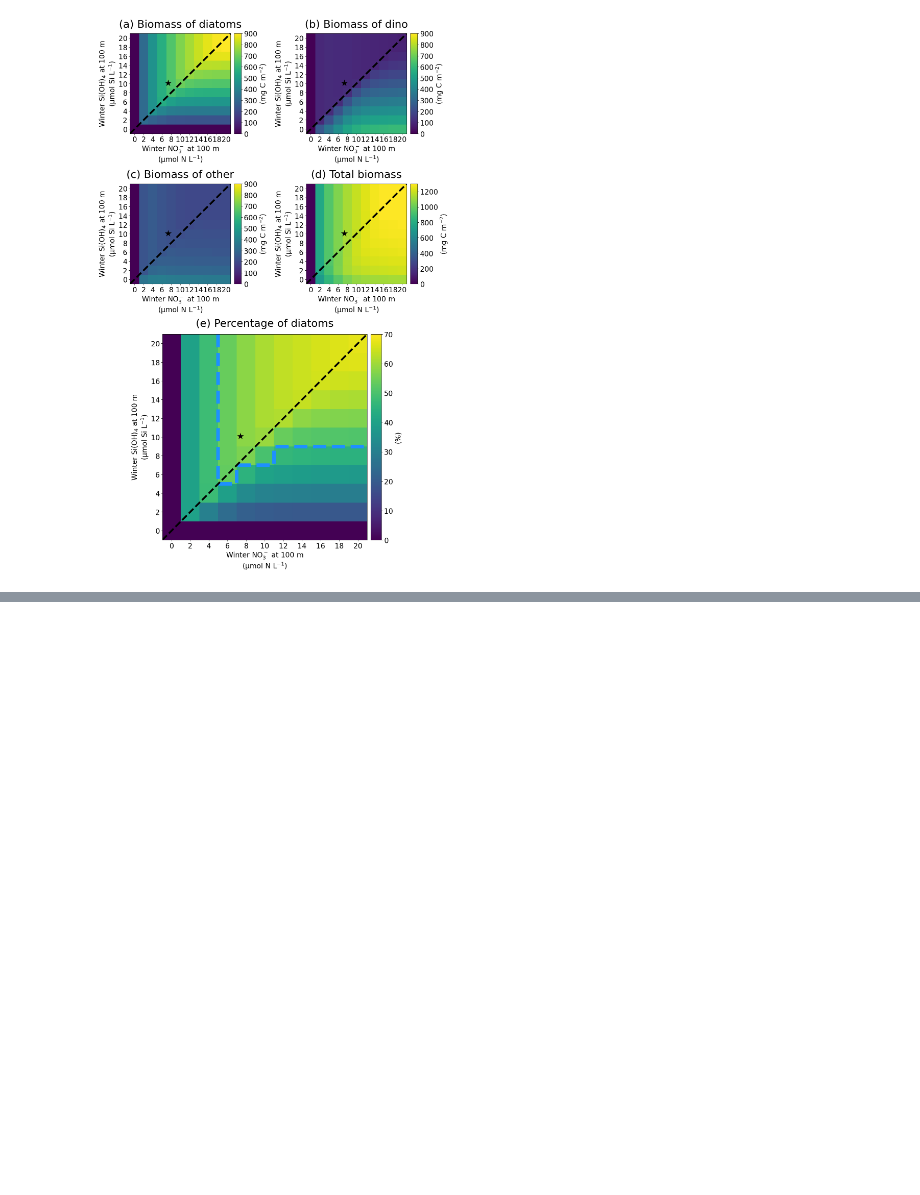
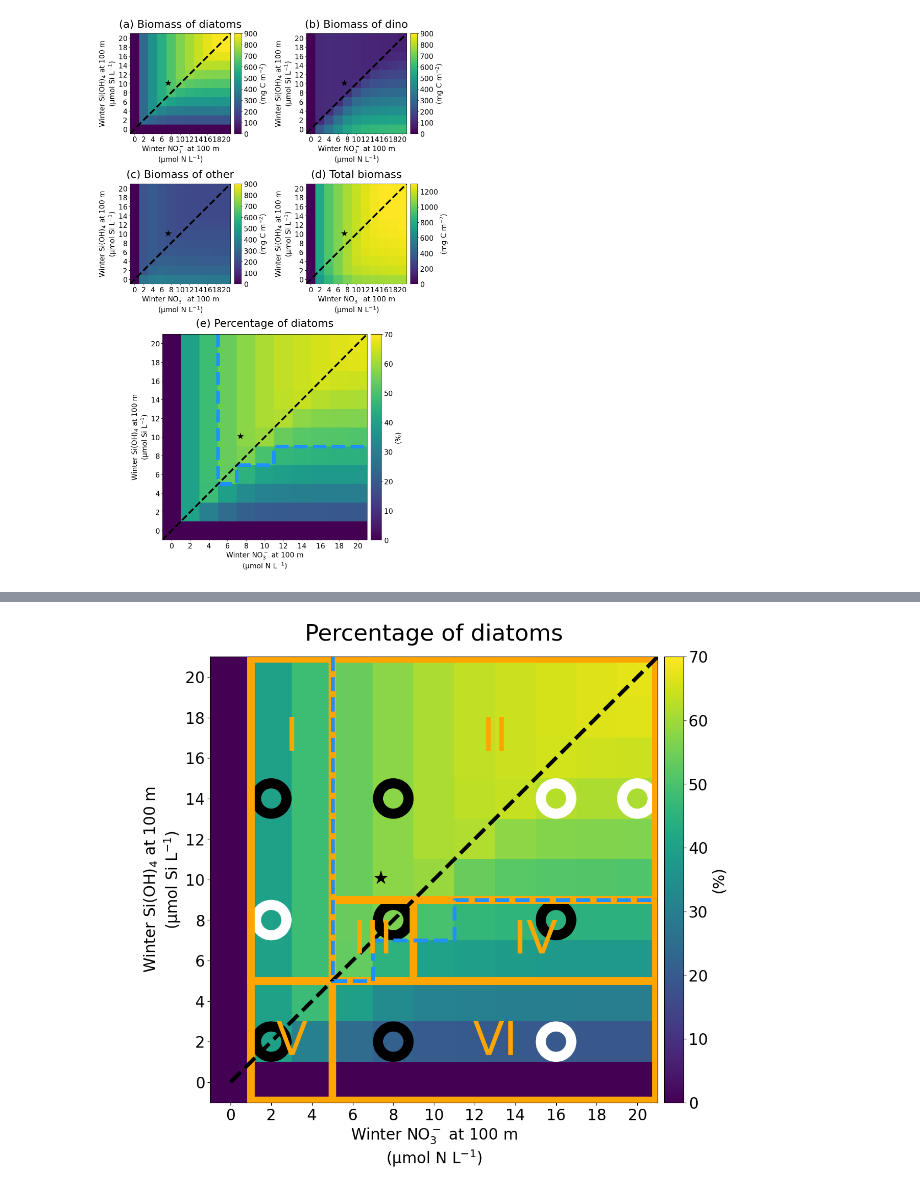
Before and after one commit to maximebenoitgagne/assemblages, a Jupyter notebook: assemblages.ipynb, the cells around one changed output, grey strips where cells are left out. Cells and saved outputs as stored; diff of their text form; code cells hidden in the pictures; blank space fills up the shorter version.

Commit message:
add Figure domains.definitions

```diff
--- a/assemblages.ipynb
+++ b/assemblages.ipynb
@@ -708,0 +770,80 @@ with plt.style.context('mplstyles/groups_exp2_3.mplstyle'):
+# %%
+def make_plots(ax):
+
+    # --- PERCENTAGE OF DIATOMS
+    ax=axs[0]
+    h=ax.pcolormesh(imeshno3,
+                    imeshsi,
+                    array2d_isi_ino3_diatoms_perc,
+                    vmin=0,
+                    vmax=70)
+    ax.plot(no3_standard_100m,si_standard_100m,marker=marker)
+    ax.set_xticks(sims_no3)
+    ax.set_yticks(sims_si)
+    ax.set_xlabel('Winter $\mathrm{ NO_3^- }$ at 100 m'
+                  '\n($\mathrm{ \mu mol\ N\ L^{-1} }$)')
+    ax.set_ylabel('Winter $\mathrm{ Si(OH)_4 }$ at 100 m'
+                  '\n($\mathrm{ \mu mol\ Si\ L^{-1} }$)')
+    cbaxes = fig.add_axes([0.88,0.11, 0.03,0.71])
+    cbar=plt.colorbar(h,cax = cbaxes)
+    cbar.set_label('(%)')
+    plt.text(0.50,1.05,'Percentage of diatoms',
+             horizontalalignment = 'center',verticalalignment='center',
+             transform=ax.transAxes, fontsize=30)
+
+    # --- THEORETICAL LINES
+    ax.plot([0,21],[0,21],color='black',
+            linestyle='--',
+            linewidth=5)
+
+    # --- SIMULATIONS
+    patches=[]
+    colors=[]
+    for circle in circles.values():
+        x=circle['x']
+        y=circle['y']
+        color=circle['color']
+        wedge=mpl.patches.Wedge(center=(x,y),
+                                r=1,theta1=0,theta2=360,width=0.5)
+        patches.append(wedge)
+        colors.append(color)
+    p=mpl.collections.PatchCollection(patches,facecolors=colors)
+    ax.add_collection(p)
+
+    # --- DOMAINS
+    patches=[]
+    for domain in domains.values():
+        vertices=domain['vertices']
+        text=domain['text']
+        polygon=mpl.patches.Polygon(vertices,
+                                    edgecolor='orange',fill=False,
+                                   linewidth=10)
+        ax.add_patch(polygon)
+        ax.text(text['x'],text['y'],text['str'],
+                color='orange',
+                horizontalalignment='center',
+                verticalalignment='center')
+
+
+    # --- ENCLOSE REGION WHERE DIATOMS > 50%
+    h=ax.plot(np.array(df.x),np.array(df.y),
+              color='dodgerblue',linestyle='--')
+
+    # --- NOTHING
+    ax=axs[1]
+    ax.axis('off')
+
+    # --- POSITION
+    axs[0].set_position([0.17,0.11, 0.70,0.71])
+    axs[1].set_position([0.00,0.00, 0.01,0.01])
+
+with plt.style.context('mplstyles/domains.mplstyle'):
+    # Plot
+    fig,axs=plt.subplots(nrows=2,figsize=(11.60,11.40))
+    make_plots(axs)
+
+    # --- SAVE
+    outfile='figures/figure3.'+ext
+    plt.savefig(outfile,dpi=dpi)
+# %% [output]
+[figure, added]
```
Also changed, not shown: parts of 3 cells of this notebook, 2 other files.
